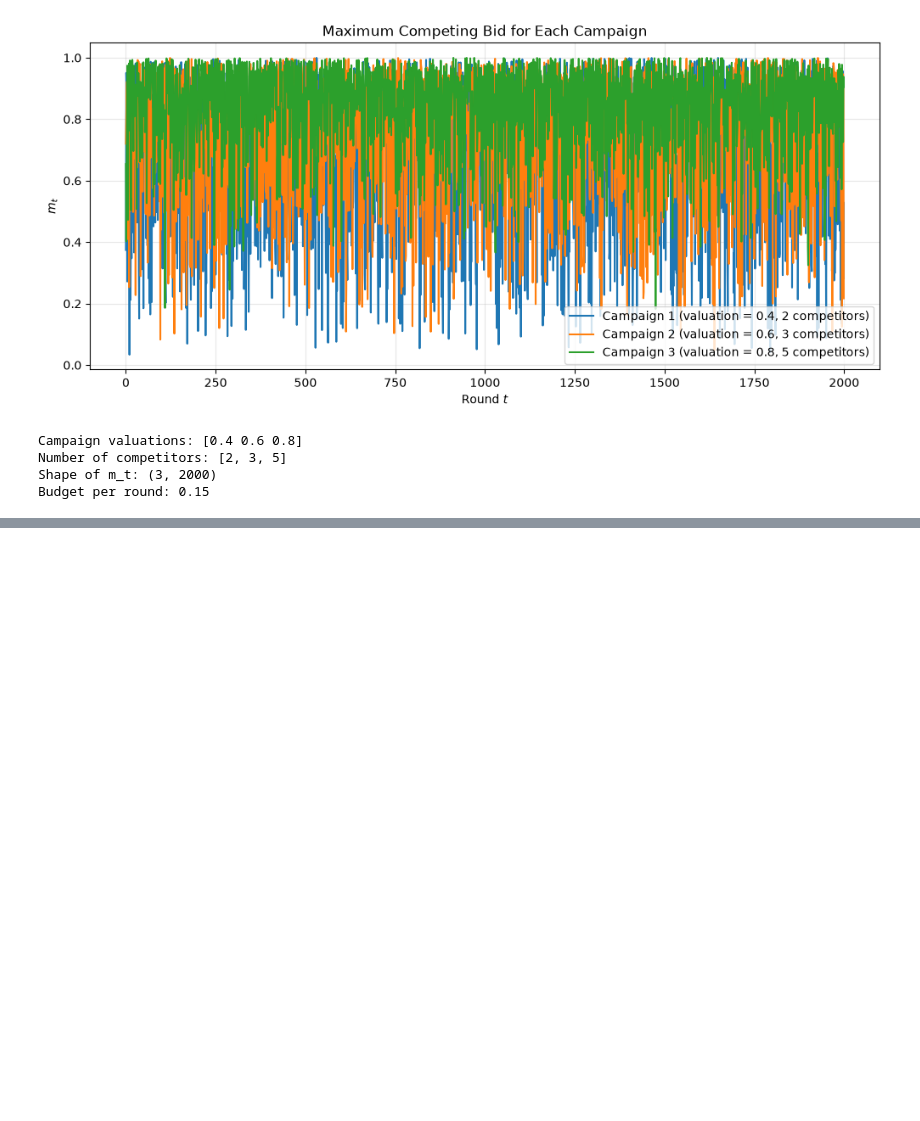
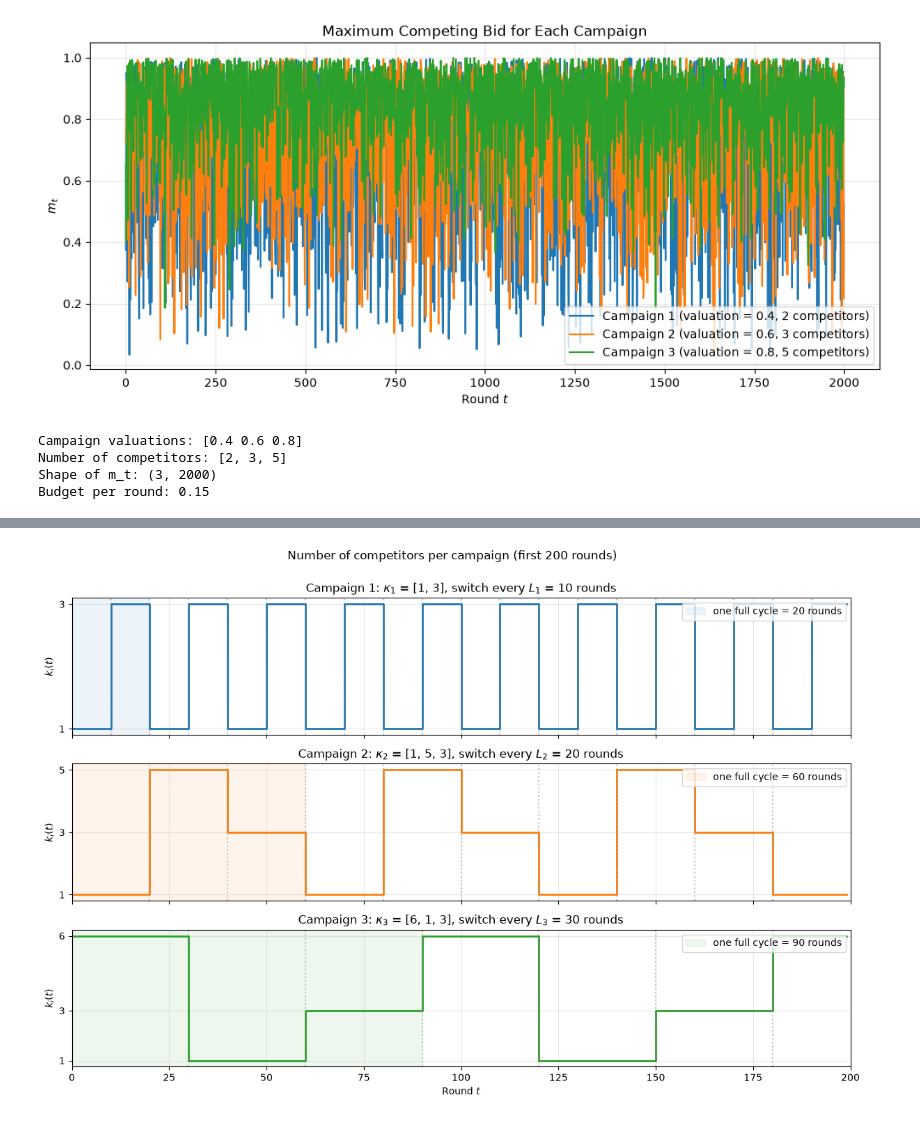
Before and after one commit to poligregni/OnlineLearningApplications2026, a Jupyter notebook: requirement_3.ipynb, the cells around one changed output, grey strips where cells are left out. Drawn from its saved outputs; the diff is of its cells as text; code cells hidden in the pictures; blank space fills up the shorter version.

```diff
--- a/requirement_3.ipynb
+++ b/requirement_3.ipynb
@@ -73,0 +151,42 @@ Budget per round: 0.15
+# %%
+# ------------------------------------------------------------------
+# Plot 1: k_i(t) per campaign (one subplot each) to show the cyclic behaviour
+# ------------------------------------------------------------------
+zoom = 200
+
+fig, axes = plt.subplots(n_campaigns, 1, figsize=(12, 8), sharex=True)
+
+for campaign in range(n_campaigns):
+    ax = axes[campaign]
+    ax.step(
+        t[:zoom], n_competitors_t[campaign, :zoom],
+        where="post", color=f"C{campaign}", linewidth=2
+    )
+
+    # vertical lines at every regime change
+    for change in range(0, zoom, L[campaign]):
+        ax.axvline(change, color="gray", linestyle=":", alpha=0.5)
+
+    # shade one full cycle to highlight the period
+    period = L[campaign] * len(kappa[campaign])
+    ax.axvspan(
+        0, period, color=f"C{campaign}", alpha=0.08,
+        label=f"one full cycle = {period} rounds"
+    )
+
+    ax.set_yticks(sorted(set(kappa[campaign])))
+    ax.set_ylabel("$k_i(t)$")
+    ax.set_title(
+        f"Campaign {campaign + 1}: $\\kappa_{campaign + 1}$ = {kappa[campaign]}, "
+        f"switch every $L_{campaign + 1}$ = {L[campaign]} rounds"
+    )
+    ax.legend(loc="upper right")
+    ax.grid(alpha=0.3)
+
+axes[-1].set_xlabel("Round $t$")
+axes[-1].set_xlim(0, zoom)
+plt.suptitle(f"Number of competitors per campaign (first {zoom} rounds)", y=1.0)
+plt.tight_layout()
+plt.show()
+# %% [output]
+[figure, added]
```
Also changed, not shown: parts of 7 cells of this notebook.
